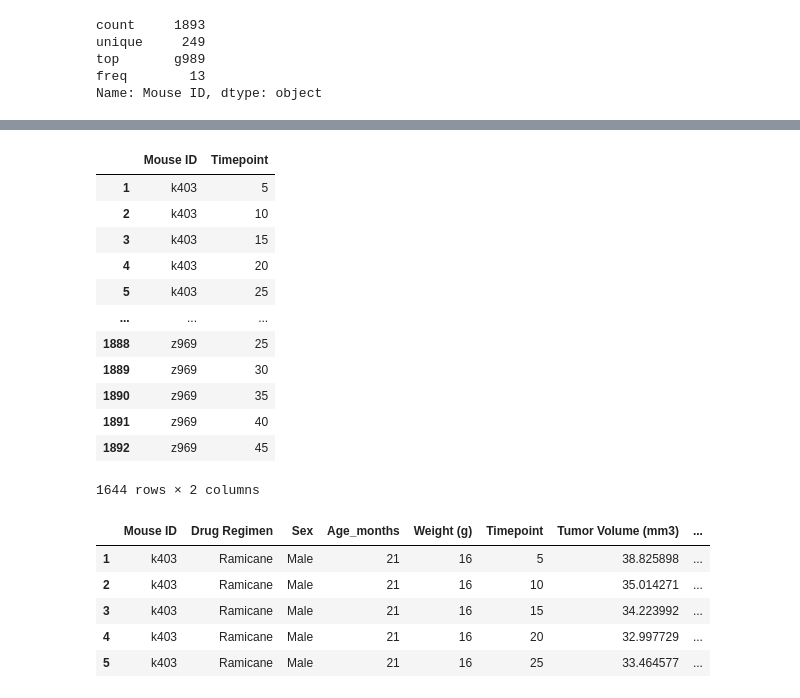
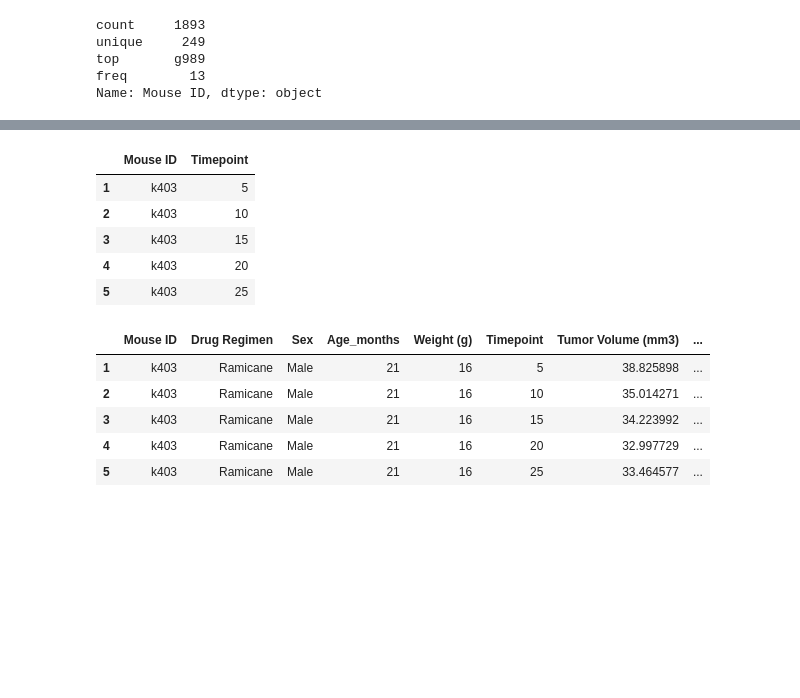
Before and after one commit to Lindsey-G/UCI-Homework-Giron, a Jupyter notebook: Homework_01/05-matplotlib-challenge/Pymaceuticals/02-Homework_05-Matplotlib_Instructions_Pymaceuticals_pymaceuticals_starter.ipynb, the cells around one changed output, grey strips where cells are left out. Cells and saved outputs as stored; diff of their text form; code cells hidden in the pictures; blank space fills up the shorter version.

```diff
--- a/Homework_01/05-matplotlib-challenge/Pymaceuticals/02-Homework_05-Matplotlib_Instructions_Pymaceuticals_pymaceuticals_starter.ipynb
+++ b/Homework_01/05-matplotlib-challenge/Pymaceuticals/02-Homework_05-Matplotlib_Instructions_Pymaceuticals_pymaceuticals_starter.ipynb
@@ -59,20 +53,13 @@ duplicated_data
 # %%
 # Getting the duplicate mice by ID number that shows up for Mouse ID and Timepoint. From duplicated data above.
-duplicated_data.loc[:,["Mouse ID", "Timepoint"]]
+duplicated_data.loc[:,["Mouse ID", "Timepoint"]].head()
 # %% [output]
 |  | Mouse ID | Timepoint |
 | 1 | k403 | 5 |
 | 2 | k403 | 10 |
 | 3 | k403 | 15 |
 | 4 | k403 | 20 |
 | 5 | k403 | 25 |
-| ... | ... | ... |
-| 1888 | z969 | 25 |
-| 1889 | z969 | 30 |
-| 1890 | z969 | 35 |
-| 1891 | z969 | 40 |
-| 1892 | z969 | 45 |
-1644 rows × 2 columns
 # %%
 # Optional: Get all the data for the duplicate mouse ID.
 duplicated_data.head()
```
Also changed, not shown: parts of 15 cells of this notebook.
